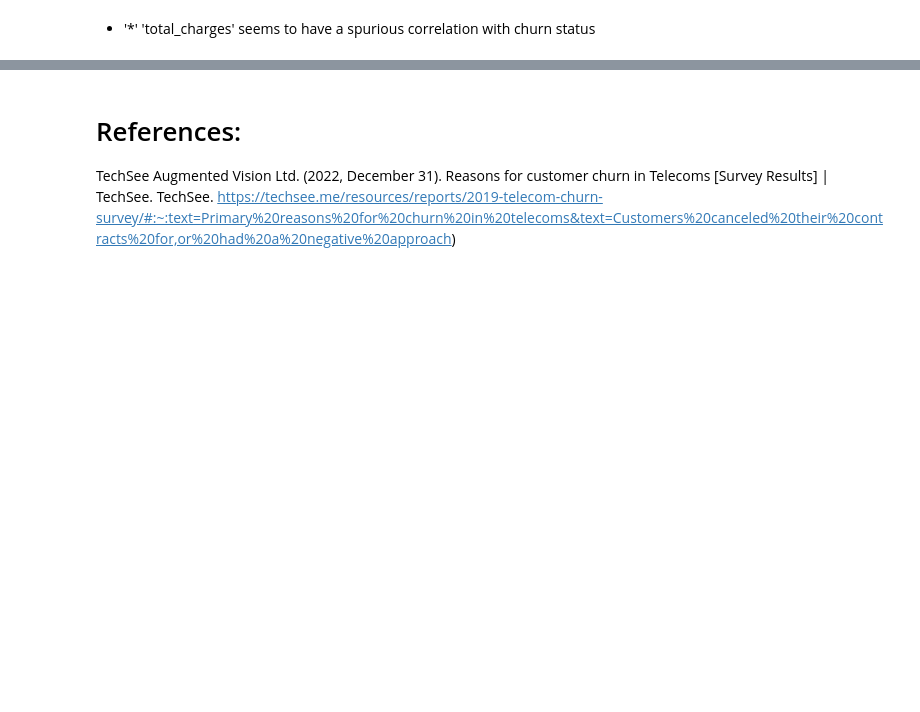
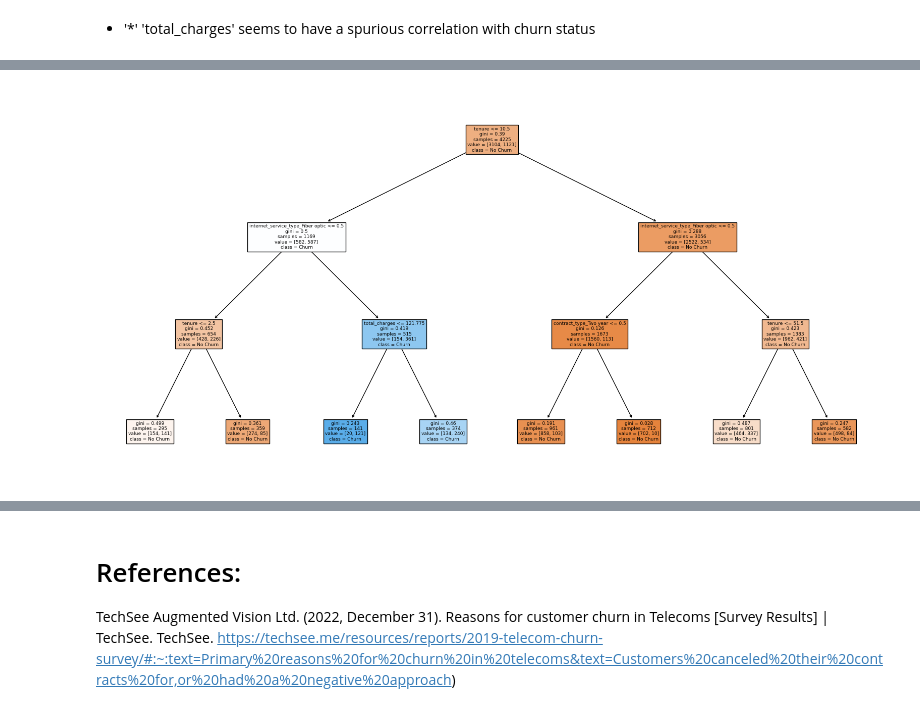
Before and after one commit to kelseyhangyu/Telcos_Customer_Churn_Drivers, a Jupyter notebook: Telco's churning investigation full notes.ipynb, the cells around one changed output, grey strips where cells are left out. Drawn from its saved outputs; the diff is of its cells as text; code cells hidden in the pictures; blank space fills up the shorter version.

```diff
--- a/Telco's churning investigation full notes.ipynb
+++ b/Telco's churning investigation full notes.ipynb
@@ -554,0 +681,11 @@ Reject the null hypothesis. There is evidence of association between payment_typ
+# %%
+# create X & y version of train, where y is a series with just the target variable and X are all the features.
+
+X_train = encoded_train.drop(columns=['churn_Yes'])
+y_train = encoded_train.churn_Yes
+
+X_val = encoded_val.drop(columns=['churn_Yes'])
+y_val = encoded_val.churn_Yes
+
+X_test = encoded_test.drop(columns=['churn_Yes'])
+y_test = encoded_test.churn_Yes
@@ -554,0 +699,26 @@ Reject the null hypothesis. There is evidence of association between payment_typ
+# %%
+# Initialize an empty list to store results
+results = []
+
+# Loop over different hyperparameter values
+for depth in range(1, 21):
+    # Create a decision tree model with the current hyperparameter value
+    clf = DecisionTreeClassifier(max_depth=depth,random_state=123)
+
+    # Fit the model on the training data
+    clf.fit(X_train, y_train)
+
+    # Get the accuracy score
+    score_train = clf.score(X_train, y_train)
+    score_val = clf.score(X_val, y_val)
+
+    # Append the results to the list
+    results.append({'Max Depth': depth,
+                    'Train_Accuracy': round(score_train, 4),
+                    'Validate_Accuracy': round(score_val,4),
+                   'Difference':abs(score_train - score_val) })
+
+# Convert the list of dictionaries to a DataFrame
+decision_tree_accuracy = pd.DataFrame(results)
+
+print(decision_tree_accuracy.sort_values(by=['Difference','Validate_Accuracy'],ascending=[True,False]))
@@ -554,0 +771,3 @@ Reject the null hypothesis. There is evidence of association between payment_typ
+# %%
+clf = DecisionTreeClassifier(max_depth=3, random_state=123)
+clf = clf.fit(X_train, y_train)
@@ -554,0 +785,6 @@ Reject the null hypothesis. There is evidence of association between payment_typ
+# %%
+plt.figure(figsize=(20, 10))
+plot_tree(clf, filled=True, feature_names=X_train.columns, class_names=["No Churn", "Churn"]) #filled=True means to fill the box with colors
+plt.show()
+# %% [output]
+[figure, added]
```
Also changed, not shown: parts of 58 cells of this notebook.
